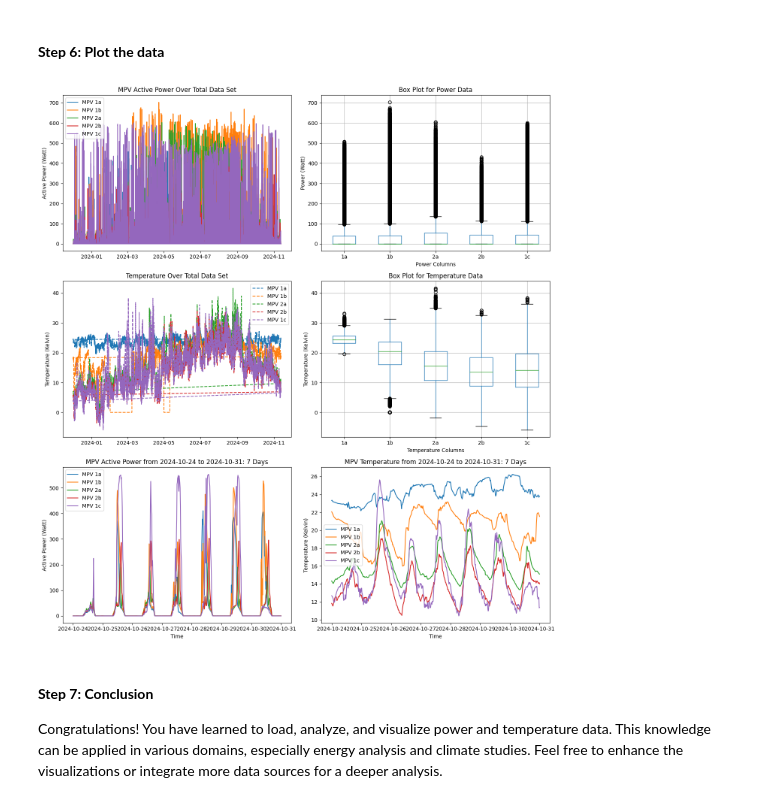
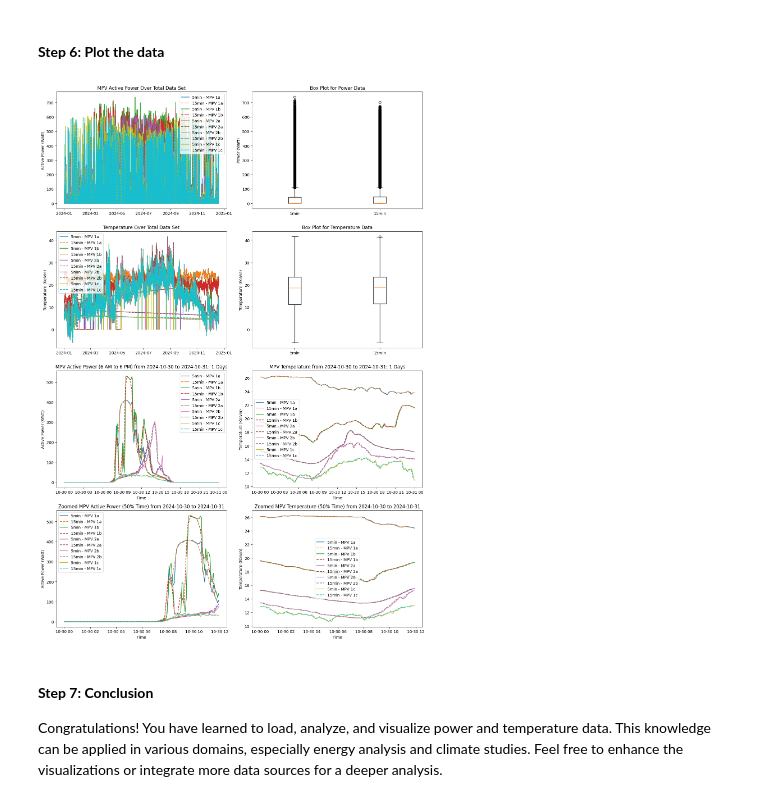
Before and after one commit to KIT-IAI/MPVBench, a Jupyter notebook: MPVBench_Tutorial.ipynb, the cells around one changed output. Drawn from its saved outputs; the diff is of its cells as text; code cells hidden in the pictures.

```diff
--- a/MPVBench_Tutorial.ipynb
+++ b/MPVBench_Tutorial.ipynb
@@ -87,24 +88,14 @@ Last 5 rows:
 #### **Step 5: Calculate mean values for the specified date range**
 # %%
 # Define the date range
-start_date = '2024-10-24'
+start_date = '2024-10-30'
 end_date = '2024-10-31'
-# Convert the date strings to datetime objects
 start_date_dt = pd.to_datetime(start_date, format='%Y-%m-%d')
 end_date_dt = pd.to_datetime(end_date, format='%Y-%m-%d')
-# Calculate the difference in days
 date_difference = (end_date_dt - start_date_dt).days
 
 # Filter the DataFrames for the specified date range
-mask_power = (df_power['time'] >= start_date) & (df_power['time'] <= end_date)
-mask_temp = (df_temp['time'] >= start_date) & (df_temp['time'] <= end_date)
-
-# Calculate mean values for the filtered power DataFrame
-mean_power_range = df_power.loc[mask_power].mean(numeric_only=True)
-print(f"\nMean values for Power DataFrame from {start_date} to {end_date}:")
-print(mean_power_range)
-
-# Calculate mean values for the filtered temperature DataFrame
-mean_temp_range = df_temp.loc[mask_temp].mean(numeric_only=True)
-print(f"\nMean values for Temperature DataFrame from {start_date} to {end_date}:")
-print(mean_temp_range)
+mask_power_5min = (df_power_5min['time'] >= start_date) & (df_power_5min['time'] <= end_date)
+mask_power_15min = (df_power_15min['time'] >= start_date) & (df_power_15min['time'] <= end_date)
+mask_temp_5min = (df_temp_5min['time'] >= start_date) & (df_temp_5min['time'] <= end_date)
+mask_temp_15min = (df_temp_15min['time'] >= start_date) & (df_temp_15min['time'] <= end_date)
@@ -128,57 +103,81 @@ dtype: float64
 #### **Step 6: Plot the data**
 # %%
 # Create a new figure with subplots
-fig, axs = plt.subplots(3, 2, figsize=(14, 15))
+fig, axs = plt.subplots(4, 2, figsize=(14, 20))
 
-# Plot Active Power
-for col in df_power.columns[1:]:
-    axs[0, 0].plot(df_power['time'], df_power[col], label=f'MPV {col}')
+# Plot Active Power (5min and 15min)
+for col in df_power_5min.columns[1:]:
+    axs[0, 0].plot(df_power_5min['time'], df_power_5min[col], label=f'5min - MPV {col}')
+    axs[0, 0].plot(df_power_15min['time'], df_power_15min[col], label=f'15min - MPV {col}', linestyle='--')
 axs[0, 0].set_ylabel('Active Power (Watt)')
 axs[0, 0].set_title('MPV Active Power Over Total Data Set')
 axs[0, 0].legend()
 
-# Plot Temperature
-for col in df_temp.columns[1:]:
-    axs[1, 0].plot(df_temp['time'], df_temp[col], label=f'MPV {col}', linestyle='--')
+# Plot Temperature (5min and 15min)
+for col in df_temp_5min.columns[1:]:
+    axs[1, 0].plot(df_temp_5min['time'], df_temp_5min[col], label=f'5min - MPV {col}')
+    axs[1, 0].plot(df_temp_15min['time'], df_temp_15min[col], label=f'15min - MPV {col}', linestyle='--')
 axs[1, 0].set_ylabel('Temperature (Kelvin)')
 axs[1, 0].set_title('Temperature Over Total Data Set')
 axs[1, 0].legend()
 
-# Plot Active Power for Specified Date Range
-for col in df_power.columns[1:]:
-    axs[2, 0].plot(df_power['time'].loc[mask_power], df_power[col].loc[mask_power], label=f'MPV {col}')
+# Plot Active Power for Specified Date Range (5min and 15min)
+for col in df_power_5min.columns[1:]:
+    axs[2, 0].plot(df_power_5min.loc[mask_power_5min & mask_temp_5min, 'time'], df_power_5min.loc[mask_power_5min & mask_temp_5min, col], label=f'5min - MPV {col}')
+    axs[2, 0].plot(df_power_15min.loc[mask_power_15min & mask_temp_15min, 'time'], df_power_15min.loc[mask_power_15min & mask_temp_15min, col], label=f'15min - MPV {col}', linestyle='--')
 axs[2, 0].set_xlabel('Time')
 axs[2, 0].set_ylabel('Active Power (Watt)')
-axs[2, 0].set_title(f'MPV Active Power from {start_date} to {end_date}: {date_difference} Days')
+axs[2, 0].set_title(f'MPV Active Power (6 AM to 6 PM) from {start_date} to {end_date}: {date_difference} Days')
 axs[2, 0].legend()
 
-# Box Plot for Power Data
-df_power.iloc[:, 1:].boxplot(ax=axs[0, 1])
+# Zoomed-In Plot for Active Power (50% of the data)
+for col in df_power_5min.columns[1:]:
+    half_data_5min = df_power_5min.loc[mask_power_5min & mask_temp_5min].iloc[:len(df_power_5min.loc[mask_power_5min & mask_temp_5min]) // 2]
+    half_data_15min = df_power_15min.loc[mask_power_15min & mask_temp_15min].iloc[:len(df_power_15min.loc[mask_power_15min & mask_temp_15min]) // 2]
+    axs[3, 0].plot(half_data_5min['time'], half_data_5min[col], label=f'5min - MPV {col}')
+    axs[3, 0].plot(half_data_15min['time'], half_data_15min[col], label=f'15min - MPV {col}', linestyle='--')
+axs[3, 0].set_xlabel('Time')
+axs[3, 0].set_ylabel('Active Power (Watt)')
+axs[3, 0].set_title(f'Zoomed MPV Active Power (50% Time) from {start_date} to {end_date}')
+axs[3, 0].legend()
+
+# Box Plot for Power Data (5min and 15min)
+axs[0, 1].boxplot([df_power_5min.iloc[:, 1:].values.flatten(), df_power_15min.iloc[:, 1:].values.flatten()], labels=['5min', '15min'])
 axs[0, 1].set_title('Box Plot for Power Data')
 axs[0, 1].set_ylabel('Power (Watt)')
-axs[0, 1].set_xlabel('Power Columns')
 
-# Box Plot for Temperature Data
-df_temp.iloc[:, 1:].boxplot(ax=axs[1, 1])
+# Box Plot for Temperature Data (5min and 15min)
+axs[1, 1].boxplot([df_temp_5min.iloc[:, 1:].values.flatten(), df_temp_15min.iloc[:, 1:].values.flatten()], labels=['5min', '15min'])
 axs[1, 1].set_title('Box Plot for Temperature Data')
 axs[1, 1].set_ylabel('Temperature (Kelvin)')
-axs[1, 1].set_xlabel('Temperature Columns')
 
-# Plot Temperature for Specified Date Range
-for col in df_temp.columns[1:]:
-    axs[2, 1].plot(df_temp['time'].loc[mask_power], df_temp[col].loc[mask_power], label=f'MPV {col}')
+# Plot Temperature for Specified Date Range (5min and 15min)
+for col in df_temp_5min.columns[1:]:
+    axs[2, 1].plot(df_temp_5min.loc[mask_temp_5min, 'time'], df_temp_5min.loc[mask_temp_5min, col], label=f'5min - MPV {col}')
+    axs[2, 1].plot(df_temp_15min.loc[mask_temp_15min, 'time'], df_temp_15min.loc[mask_temp_15min, col], label=f'15min - MPV {col}', linestyle='--')
 axs[2, 1].set_xlabel('Time')
 axs[2, 1].set_ylabel('Temperature (Kelvin)')
 axs[2, 1].set_title(f'MPV Temperature from {start_date} to {end_date}: {date_difference} Days')
 axs[2, 1].legend()
+
+# Zoomed-In Plot for Temperature (50% of the data)
+for col in df_power_5min.columns[1:]:
+    half_data_5min = df_temp_5min.loc[mask_power_5min & mask_temp_5min].iloc[:len(df_power_5min.loc[mask_power_5min & mask_temp_5min]) // 2]
+    half_data_15min = df_temp_15min.loc[mask_power_15min & mask_temp_15min].iloc[:len(df_power_15min.loc[mask_power_15min & mask_temp_15min]) // 2]
+    axs[3, 1].plot(half_data_5min['time'], half_data_5min[col], label=f'5min - MPV {col}')
+    axs[3, 1].plot(half_data_15min['time'], half_data_15min[col], label=f'15min - MPV {col}', linestyle='--')
+axs[3, 1].set_xlabel('Time')
+axs[3, 1].set_ylabel('Temperature (Kelvin)')
+axs[3, 1].set_title(f'Zoomed MPV Temperature (50% Time) from {start_date} to {end_date}')
+axs[3, 1].legend()
 
 # Adjust the layout
 plt.tight_layout()
 
 # Show the plots
 plt.show()
 # %% [output]
-[figure, old version]
+[figure, new version]
 # %% [markdown]
 #### **Step 7: Conclusion**
 
```
Also changed, not shown: parts of 6 cells of this notebook, 6 other files.
